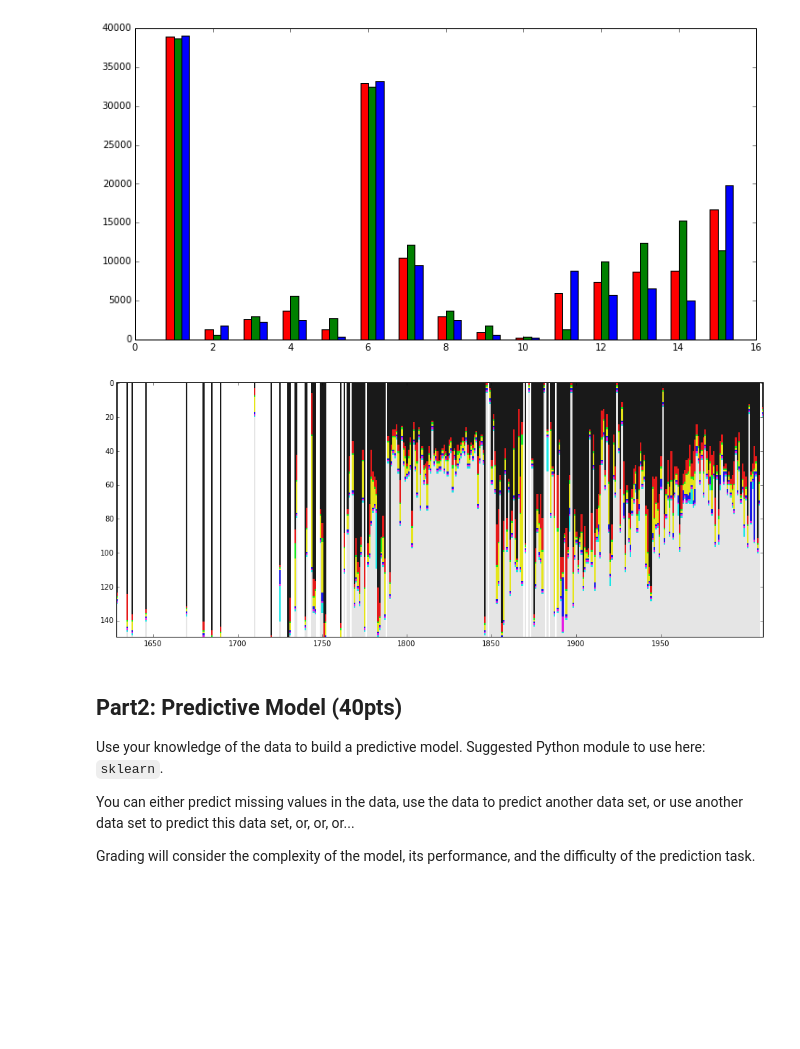
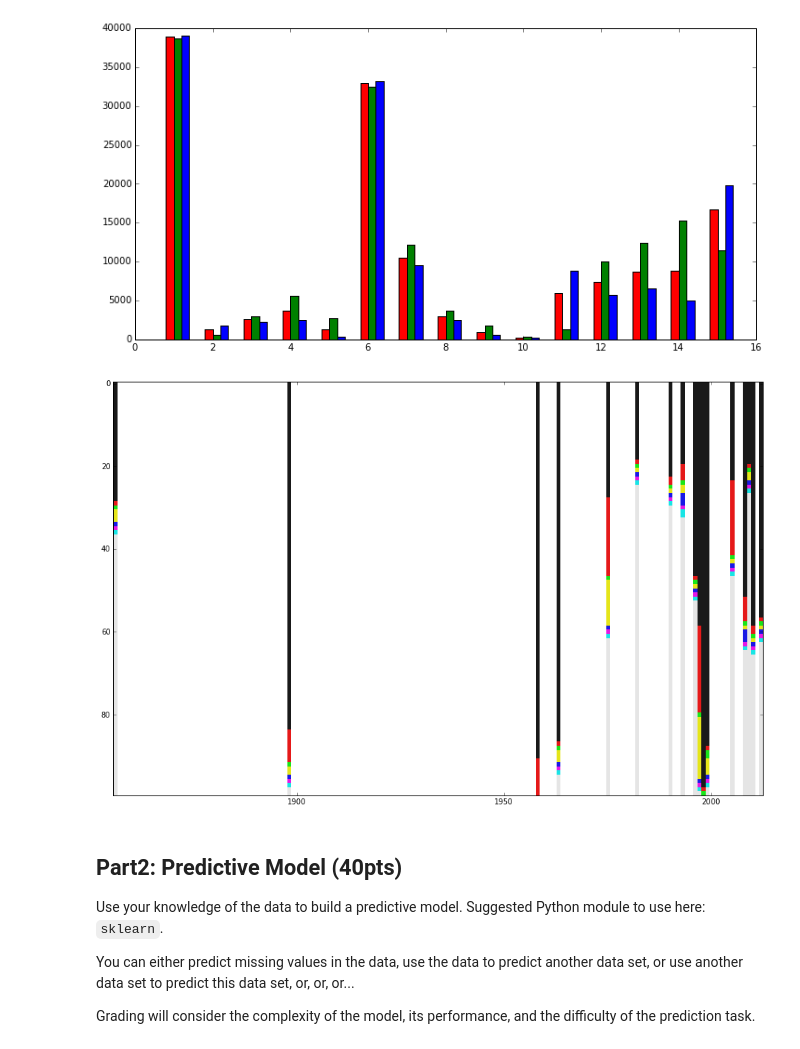
Before and after one commit to MichSchli/Tate, a Jupyter notebook: assignment_5/Homework5.ipynb, the cells around one changed output. Drawn from its saved outputs; the diff is of its cells as text; code cells hidden in the pictures; blank space fills up the shorter version.

```diff
--- a/assignment_5/Homework5.ipynb
+++ b/assignment_5/Homework5.ipynb
@@ -411,23 +418,25 @@ def average_map_colors(coldics):
 
     return {k: v/total for k,v in d.items()}
 
-df3 = df.groupby(['date_painted'])[['date_painted','colour_maps']]
+df3 = df.groupby(['acquisitionYear'])[['acquisitionYear','colour_maps']]
 
 df4 = df3.apply(lambda x: average_map_colors(x.colour_maps))
 
 dic = df4.to_dict()
 # %%
-cv_h = 150
+cv_h = 100
 
 step = 50
 
-lo = min(dic.keys())
+lo = int(min(dic.keys()))
+
 nhlo = int(math.ceil(lo / float(step))) * step
 nhoff = nhlo-lo
 
-hi = max(dic.keys())
+hi = int(max(dic.keys()))
 cv_l = hi-lo+1
 huns = int(cv_l)/step
+
 
 canvas = np.ones((cv_l, cv_h,3))
 
@@ -438,36 +447,45 @@ def get_color(n):
 
     return [v*0.8+0.1 for v in [r,g,b]]
 
 #int(r) + int(g)*2 + int(b)*4
 
-def get_pixels_from_mapping(cols, cv_h):
+def get_pixels_from_mapping(cols, cv_h, t_r=None):
+
     row = np.zeros((cv_h,3))
+
+    if t_r != None:
+        np_turner_rate = int((1-t_r)*(cv_h-1))
 
     npixel = {k: cv_h*v for k,v in cols.items()}
 
     for k in npixel.keys():
         if k != 0:
             npixel[k] += npixel[k-1]
 
     current = 0
+
     for i in xrange(cv_h):
         if i > npixel[current]:
             current += 1
         row[i] = get_color(current)
 
+        if t_r != None and i == np_turner_rate:
+            row[i] = [1,0.5,0]
+
+
     return row
 
 for k, v in dic.items():
-    canvas[k-lo] = get_pixels_from_mapping(v, cv_h)
+    canvas[int(k)-lo] = get_pixels_from_mapping(v, cv_h)
 
 finimg = canvas.transpose((1,0,2))
 
 figinches = 16
 plt.figure(figsize = (figinches,math.ceil(figinches*cv_h/cv_l)))
 plt.xticks([step*x+nhoff for x in range(huns)], [nhlo+x*step for x in range(huns)])
 imshow(finimg)
 # %% [output]
-[figure, old version]
+[figure, new version]
 # %% [markdown]
 Part2: Predictive Model (40pts)
 ----
```
Also changed, not shown: parts of 5 cells of this notebook.
